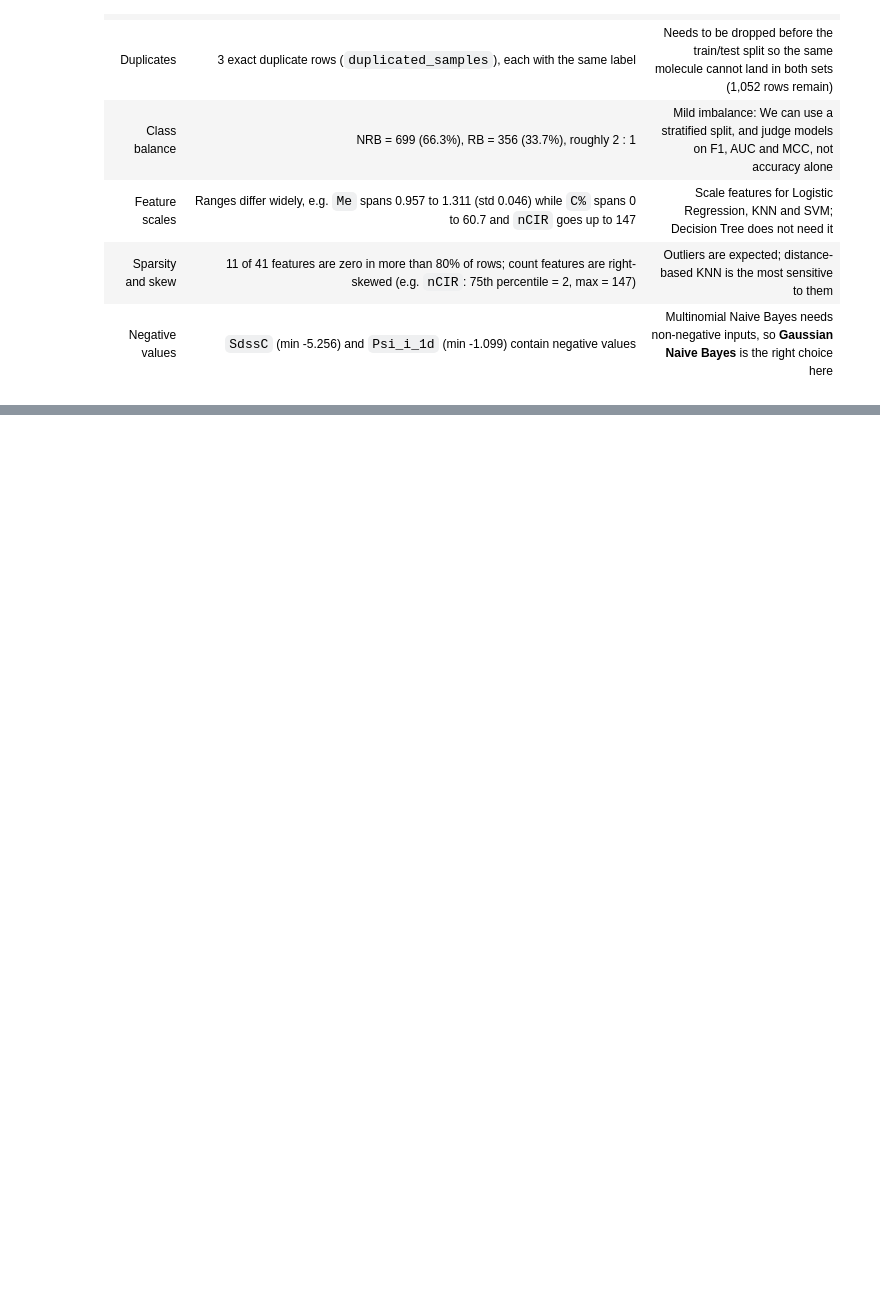
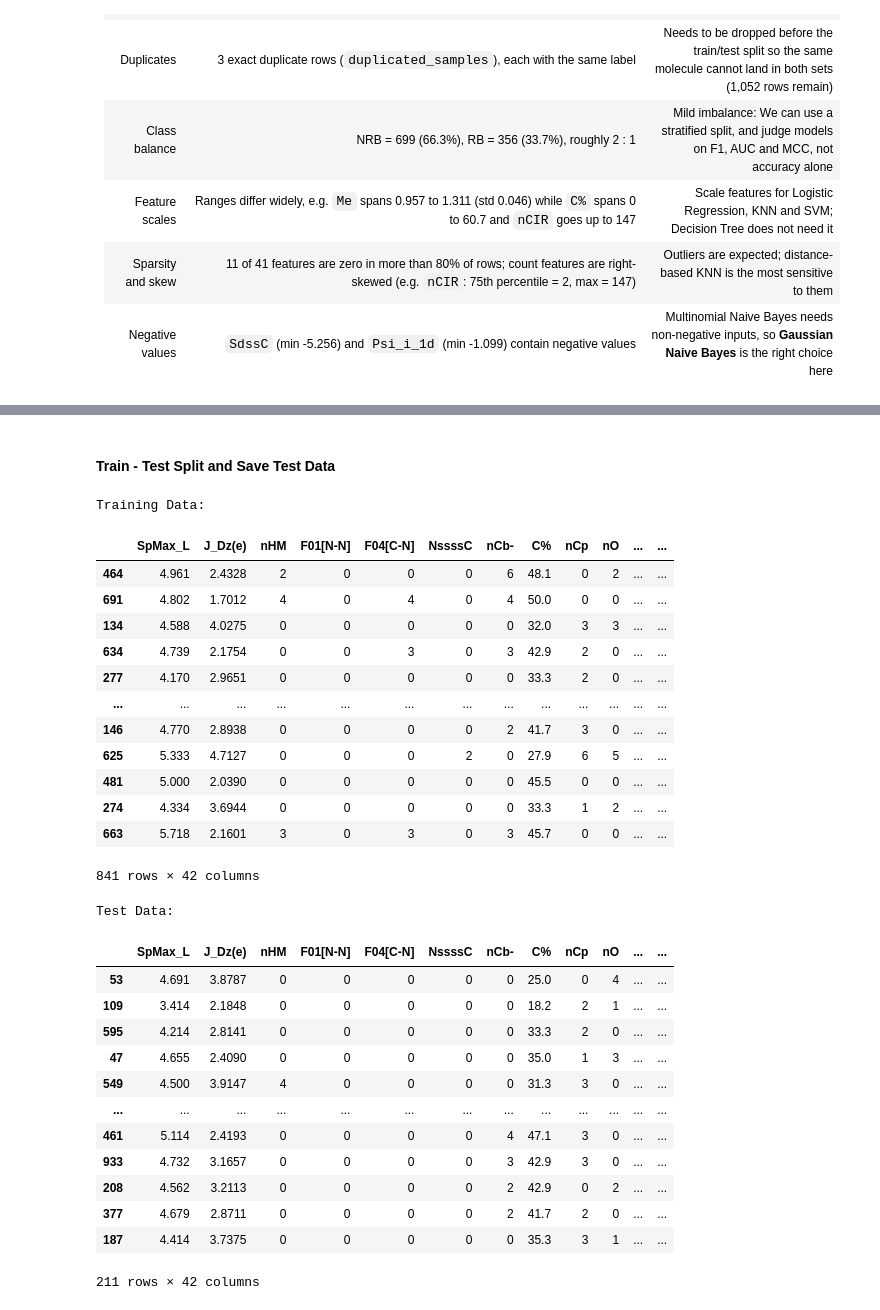
Before and after one commit to MadhurBhaiya-BITS/qsar-biodegradation-classifier, a Jupyter notebook: qsar_classifier.ipynb, the cells around one changed output, grey strips where cells are left out. Saved outputs shown, nothing was run; the diff lists cells and outputs as text; code cells hidden in the pictures; blank space fills up the shorter version.

Commit message:
Data preparation :: cleanup duplicates; do stratified test-train split and save test_data.csv

```diff
--- a/qsar_classifier.ipynb
+++ b/qsar_classifier.ipynb
@@ -266,0 +275,11 @@ Features with > 80% zeros are: ['F01[N-N]', 'NssssC', 'nN-N', 'nArNO2', 'nCRX3',
+# %%
+# Cleanup the duplicates
+df_cleaned = df.drop_duplicates()
+print(f"Original count of samples: {len(df)}")
+print(f"Count of samples after duplicates removal: {len(df_cleaned)}")
+
+# Measure new class imbalance
+display(
+    pd.concat([df_cleaned[TARGET_COLUMN].value_counts(), df_cleaned[TARGET_COLUMN].value_counts(normalize=True)],
+    axis=1)
+)
@@ -266,0 +293,48 @@ Features with > 80% zeros are: ['F01[N-N]', 'NssssC', 'nN-N', 'nArNO2', 'nCRX3',
+# %%
+# Separate the inputs (X) and target (y)
+X = df_cleaned[FEATURE_NAMES]
+y = df_cleaned[TARGET_COLUMN]
+# %% [markdown]
+#### Train - Test Split and Save Test Data
+# %%
+# We will do 80-20 split (80% training data and 20% test data)
+X_train, X_test, y_train, y_test = train_test_split(
+    X, y, test_size=0.2, random_state=552, stratify=y
+)
+
+print("Training Data: ")
+display(pd.concat([X_train, y_train], axis = 1))
+print("Test Data: ")
+display(pd.concat([X_test, y_test], axis = 1))
+
+# Saving test_data.csv
+pd.concat([X_test, y_test], axis=1).to_csv('test_data.csv', index=False)
+# %% [output]
+Training Data:
+|  | SpMax_L | J_Dz(e) | nHM | F01[N-N] | F04[C-N] | NssssC | nCb- | C% | nCp | nO | ... | ... |
+| 464 | 4.961 | 2.4328 | 2 | 0 | 0 | 0 | 6 | 48.1 | 0 | 2 | ... | ... |
+| 691 | 4.802 | 1.7012 | 4 | 0 | 4 | 0 | 4 | 50.0 | 0 | 0 | ... | ... |
+| 134 | 4.588 | 4.0275 | 0 | 0 | 0 | 0 | 0 | 32.0 | 3 | 3 | ... | ... |
+| 634 | 4.739 | 2.1754 | 0 | 0 | 3 | 0 | 3 | 42.9 | 2 | 0 | ... | ... |
+| 277 | 4.170 | 2.9651 | 0 | 0 | 0 | 0 | 0 | 33.3 | 2 | 0 | ... | ... |
+| ... | ... | ... | ... | ... | ... | ... | ... | ... | ... | ... | ... | ... |
+| 146 | 4.770 | 2.8938 | 0 | 0 | 0 | 0 | 2 | 41.7 | 3 | 0 | ... | ... |
+| 625 | 5.333 | 4.7127 | 0 | 0 | 0 | 2 | 0 | 27.9 | 6 | 5 | ... | ... |
+| 481 | 5.000 | 2.0390 | 0 | 0 | 0 | 0 | 0 | 45.5 | 0 | 0 | ... | ... |
+| 274 | 4.334 | 3.6944 | 0 | 0 | 0 | 0 | 0 | 33.3 | 1 | 2 | ... | ... |
+| 663 | 5.718 | 2.1601 | 3 | 0 | 3 | 0 | 3 | 45.7 | 0 | 0 | ... | ... |
+841 rows × 42 columns
+Test Data:
+|  | SpMax_L | J_Dz(e) | nHM | F01[N-N] | F04[C-N] | NssssC | nCb- | C% | nCp | nO | ... | ... |
+| 53 | 4.691 | 3.8787 | 0 | 0 | 0 | 0 | 0 | 25.0 | 0 | 4 | ... | ... |
+| 109 | 3.414 | 2.1848 | 0 | 0 | 0 | 0 | 0 | 18.2 | 2 | 1 | ... | ... |
+| 595 | 4.214 | 2.8141 | 0 | 0 | 0 | 0 | 0 | 33.3 | 2 | 0 | ... | ... |
+| 47 | 4.655 | 2.4090 | 0 | 0 | 0 | 0 | 0 | 35.0 | 1 | 3 | ... | ... |
+| 549 | 4.500 | 3.9147 | 4 | 0 | 0 | 0 | 0 | 31.3 | 3 | 0 | ... | ... |
+| ... | ... | ... | ... | ... | ... | ... | ... | ... | ... | ... | ... | ... |
+| 461 | 5.114 | 2.4193 | 0 | 0 | 0 | 0 | 4 | 47.1 | 3 | 0 | ... | ... |
+| 933 | 4.732 | 3.1657 | 0 | 0 | 0 | 0 | 3 | 42.9 | 3 | 0 | ... | ... |
+| 208 | 4.562 | 3.2113 | 0 | 0 | 0 | 0 | 2 | 42.9 | 0 | 2 | ... | ... |
+| 377 | 4.679 | 2.8711 | 0 | 0 | 0 | 0 | 2 | 41.7 | 2 | 0 | ... | ... |
+| 187 | 4.414 | 3.7375 | 0 | 0 | 0 | 0 | 0 | 35.3 | 3 | 1 | ... | ... |
+211 rows × 42 columns
```
Also changed, not shown: parts of 3 cells of this notebook, 1 other file.
